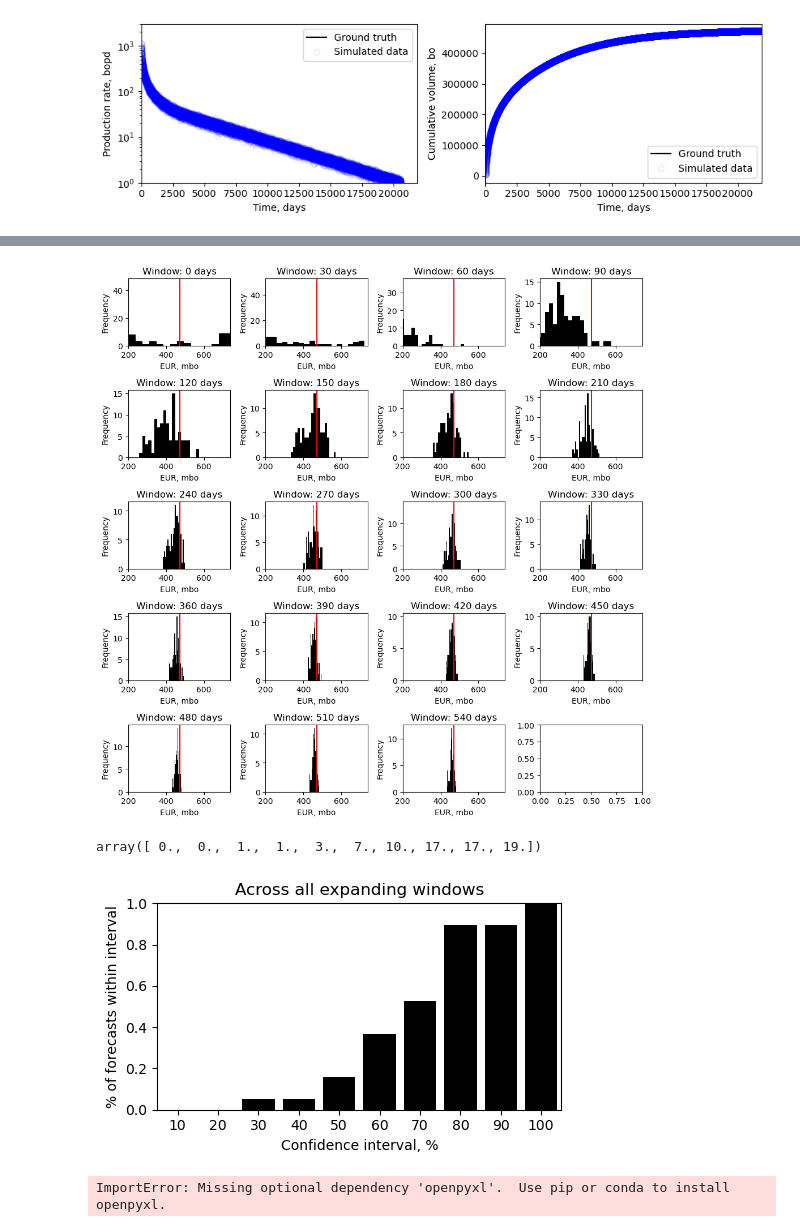
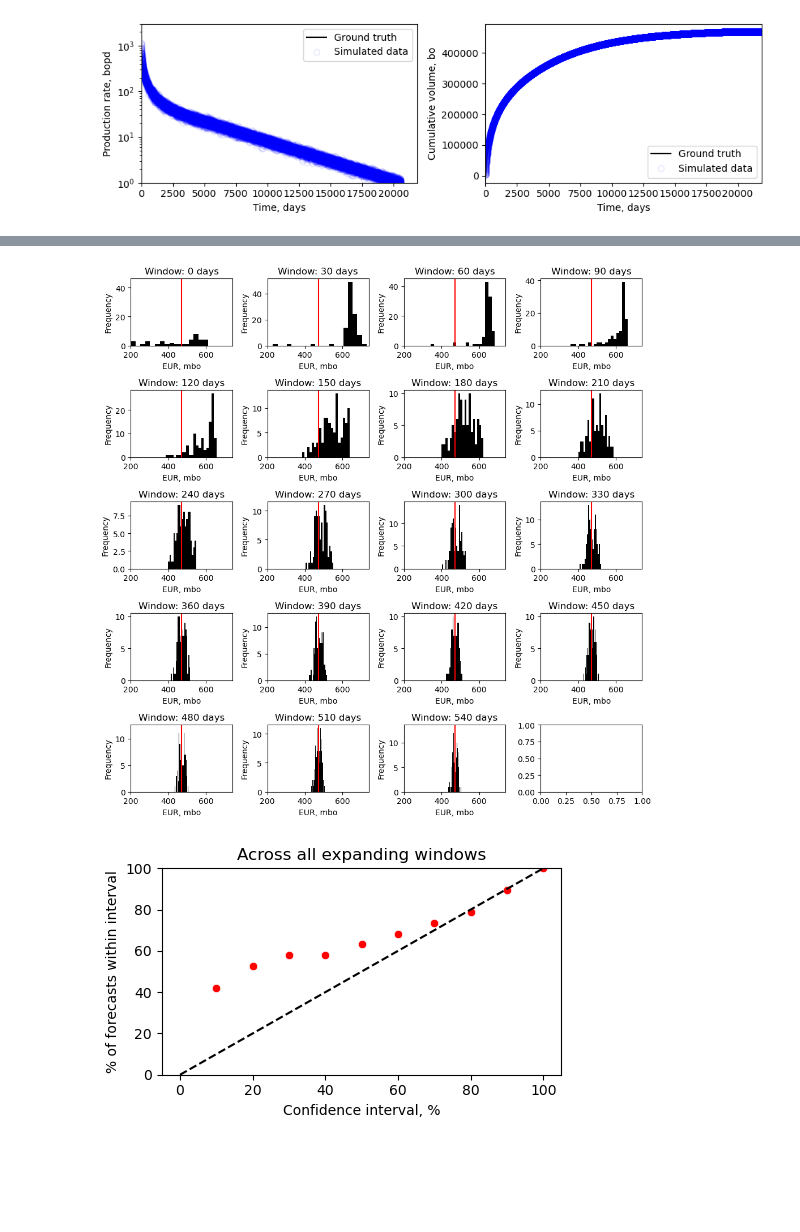
Before and after one commit to rmcguigan/PGE_RESEARCH, a Jupyter notebook: SP24_Research/SP24research_problem_statement.ipynb, the cells around one changed output, grey strips where cells are left out. Saved outputs shown, nothing was run; the diff lists cells and outputs as text; code cells hidden in the pictures; blank space fills up the shorter version.

```diff
--- a/SP24_Research/SP24research_problem_statement.ipynb
+++ b/SP24_Research/SP24research_problem_statement.ipynb
@@ -166,7 +167,7 @@ class ground_truth:
         Returns: Array of EURs for each bootstrap iteration and window_size.
                     [bootstrap_iterations, time_increments]
         """
-        expanding_windows = np.arange(time_increments, time_increments * max_windows, time_increments)
+        expanding_windows = np.arange(time_increments, (time_increments + 1) * max_windows, time_increments)
         iterations = self.bootstrap_array.shape[0]
         eur_array = np.zeros(shape=(iterations, len(expanding_windows)))
         for i in range(iterations):
@@ -289,4 +294,5 @@ plt.tight_layout(); plt.show()
 # %%
+# create histrograms of bootstrapped forecasts for each time window of the test instance
 fig, ax = plt.subplots(ncols=4, nrows=5, figsize=(10, 10))
 for i in range(0, 19):
     ax[i // 4, i % 4].hist(test.eur_array[:, i]/1000, bins=20, color='k')
@@ -296,23 +302,17 @@ for i in range(0, 19):
     plt.tight_layout()
 plt.tight_layout(); plt.show()
 # %% [output]
-[figure, old version]
+[figure, new version]
-# %%
-np.sum(test.score_array, axis=1)
-# %% [output]
-array([ 0.,  0.,  1.,  1.,  3.,  7., 10., 17., 17., 19.])
 # %%
+# score the predictions by confidence interval and plot the average score across all expanding windows
 test.score_prediction()
 
 fig, ax = plt.subplots(figsize=(golden_ratio * 3, 3))
-sns.barplot(x=np.array(test.confidence_intervals) * 2, y=np.sum(test.score_array, axis=1) / test.eur_array.shape[1], color='k', ax=ax)
-ax.set(title='Across all expanding windows', xlabel='Confidence interval, %', ylabel='% of forecasts within interval', ylim=(0,1))
+sns.scatterplot(x=np.array(test.confidence_intervals) * 2,
+                y=np.sum(test.score_array, axis=1) / test.eur_array.shape[1] *100, color='r', ax=ax)
+ax.plot((0,100), (0,100), 'k--')
+ax.set(title='Across all expanding windows', xlabel='Confidence interval, %',
+       ylabel='% of forecasts within interval', ylim=(0,100))
 plt.tight_layout(); plt.show()
 # %% [output]
-[figure, old version]
+[figure, new version]
-# %%
-# repeat the process for a range of different well forecasts
-
-forecast_parameters = pd.read_excel('Forecast_Input_Parameters.xlsx', index_col=0)
-# %% [output]
-ImportError: Missing optional dependency 'openpyxl'.  Use pip or conda to install openpyxl.
```
Also changed, not shown: parts of 9 cells of this notebook.
